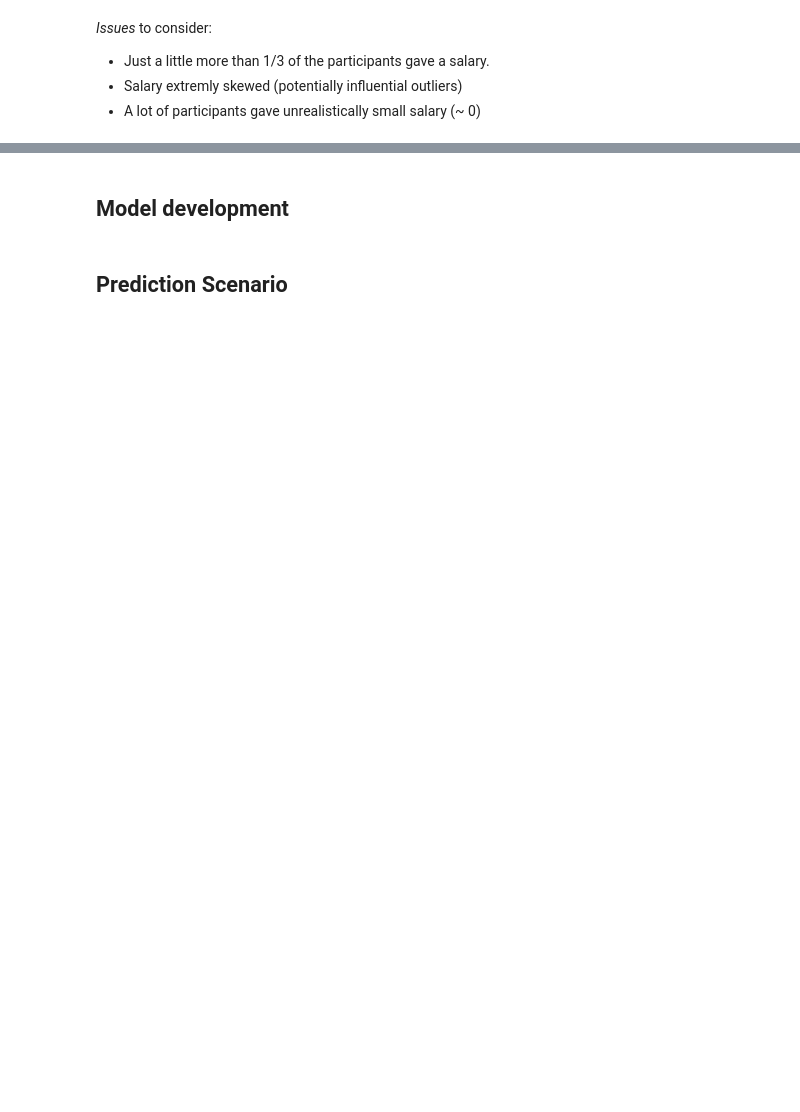
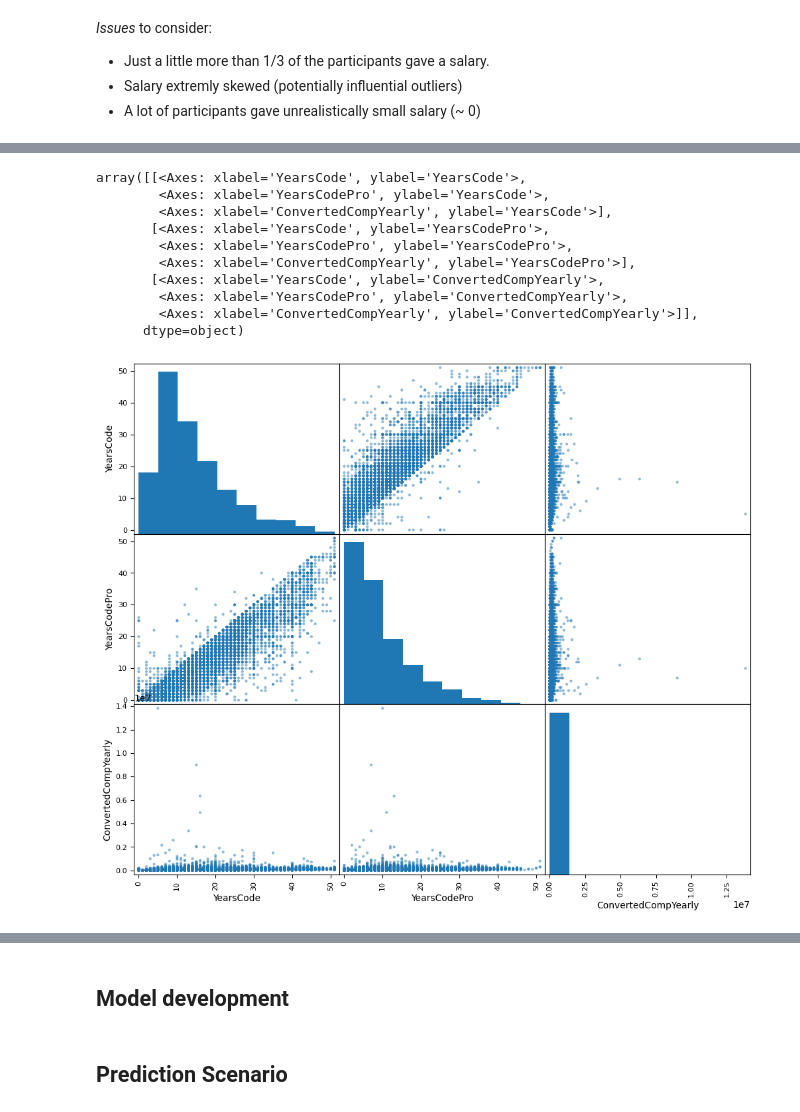
Before and after one commit to DavidB1999/Udacity-Project---Stack-Overflow-Annual-Developer-Survey, a Jupyter notebook: Analysis.ipynb, the cells around one changed output, grey strips where cells are left out. Cells and saved outputs as stored; diff of their text form; code cells hidden in the pictures; blank space fills up the shorter version.

```diff
--- a/Analysis.ipynb
+++ b/Analysis.ipynb
@@ -76,0 +95,7 @@ Text(0.5, 1.0, 'Historgram over Salary (< 200k)')
+# %%
+# Exploring Features only on rows with salary!
+df2 = df[df.ConvertedCompYearly.notna()].copy()
+
+# make sure to only include those that passed the check of attention in survey
+# --> only those who pass can continue the survey so 100% pass in data
+df2.Check.describe()
@@ -76,0 +110,8 @@ Text(0.5, 1.0, 'Historgram over Salary (< 200k)')
+# %%
+# filter to keep only those working as some sort of dev professionally and being employed full time
+df2 = df2[
+    (df2['MainBranch'] == "I am a developer by profession") &
+    (df2['Employment'].str.contains("Employed, full-time", na=False))
+]
+
+df2.shape
@@ -76,0 +120,7 @@ Text(0.5, 1.0, 'Historgram over Salary (< 200k)')
+# %%
+# preselection of features
+df2 = df2[['Age', 'RemoteWork', 'CodingActivities', 'EdLevel', 'LearnCode', 'LearnCodeOnline',
+       'TechDoc', 'YearsCode', 'YearsCodePro', 'DevType', 'OrgSize',
+       'PurchaseInfluence', 'Country', 'ConvertedCompYearly']]
+
+df2.shape
@@ -76,0 +200,19 @@ Text(0.5, 1.0, 'Historgram over Salary (< 200k)')
+# %%
+# replace values
+
+df2.replace(
+    {'More than 50 years': '51', 'Less than 1 year': '0'}, inplace=True
+)
+
+# convert to int
+
+# Convert the two columns to integers
+df2['YearsCode'] = pd.to_numeric(df2['YearsCode'], errors='coerce').fillna(0).astype(int)
+df2['YearsCodePro'] = pd.to_numeric(df2['YearsCodePro'], errors='coerce').fillna(0).astype(int)
+
+# check if it worked
+df2.info()
+
+print(df2.YearsCode.value_counts())
+
+print(df2.YearsCodePro.value_counts())
@@ -76,0 +237,14 @@ Text(0.5, 1.0, 'Historgram over Salary (< 200k)')
+# %%
+scatter_matrix(df2[['YearsCode', 'YearsCodePro', 'ConvertedCompYearly']], figsize=(12, 10))
+# %% [output]
+array([[<Axes: xlabel='YearsCode', ylabel='YearsCode'>,
+        <Axes: xlabel='YearsCodePro', ylabel='YearsCode'>,
+        <Axes: xlabel='ConvertedCompYearly', ylabel='YearsCode'>],
+       [<Axes: xlabel='YearsCode', ylabel='YearsCodePro'>,
+        <Axes: xlabel='YearsCodePro', ylabel='YearsCodePro'>,
+        <Axes: xlabel='ConvertedCompYearly', ylabel='YearsCodePro'>],
+       [<Axes: xlabel='YearsCode', ylabel='ConvertedCompYearly'>,
+        <Axes: xlabel='YearsCodePro', ylabel='ConvertedCompYearly'>,
+        <Axes: xlabel='ConvertedCompYearly', ylabel='ConvertedCompYearly'>]],
+      dtype=object)
+[figure, added]
```
Also changed, not shown: parts of 20 cells of this notebook.
